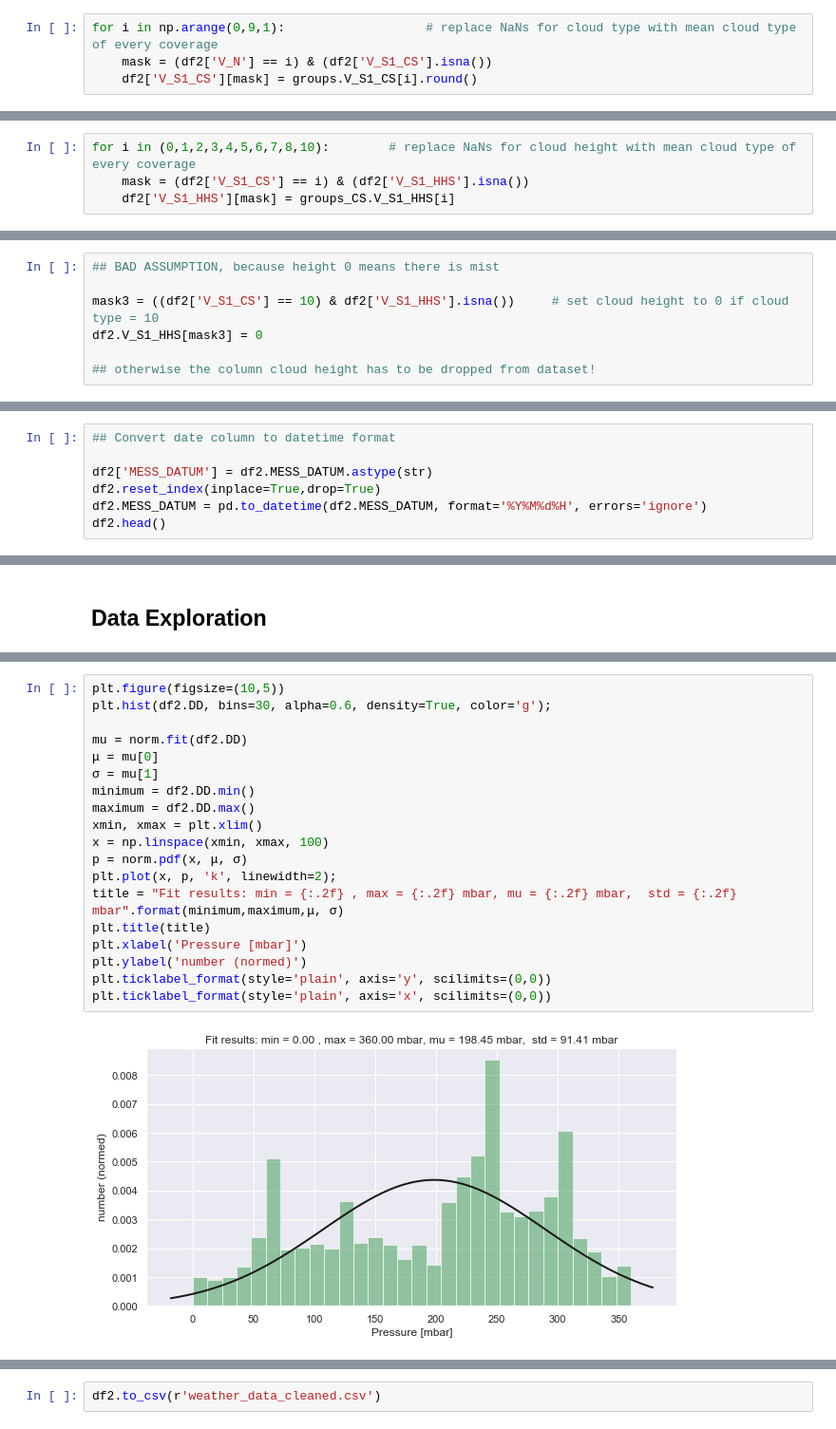
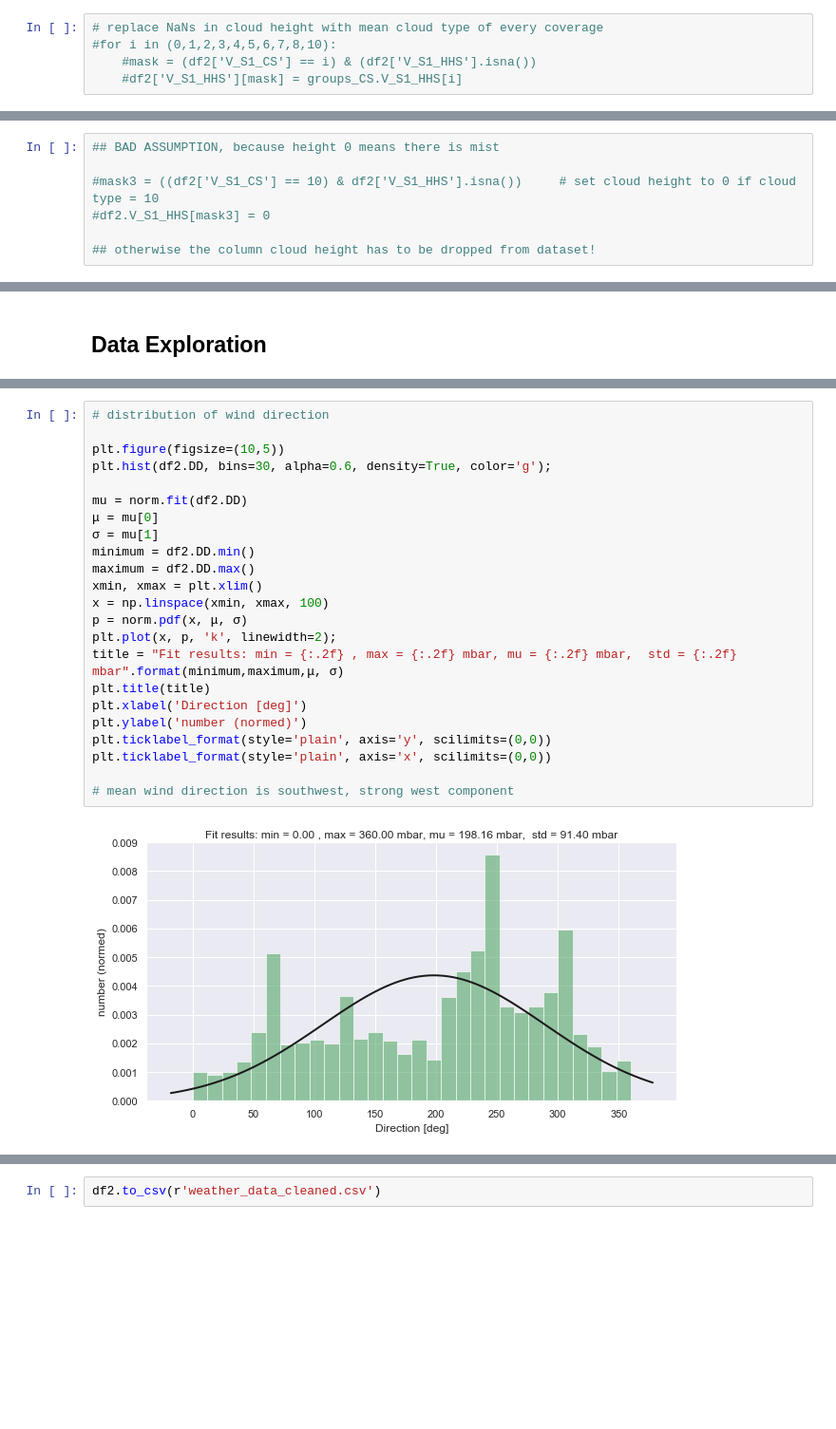
Before and after one commit to DennisAschenbrenner/Capstone_Project, a Jupyter notebook: Weather_prediction_EDA.ipynb, the cells around one changed output, grey strips where cells are left out. Shown at 95% size. Cells and saved outputs as stored; diff of their text form; blank space fills up the shorter version.

```diff
--- a/Weather_prediction_EDA.ipynb
+++ b/Weather_prediction_EDA.ipynb
@@ -342,4 +346,5 @@ df2.V_S1_CS.isna().sum()
 # %%
-for i in np.arange(0,9,1):                   # replace NaNs for cloud type with mean cloud type of every coverage
-    mask = (df2['V_N'] == i) & (df2['V_S1_CS'].isna())
-    df2['V_S1_CS'][mask] = groups.V_S1_CS[i].round()
+# replace NaNs in cloud height with mean cloud type of every coverage
+#for i in (0,1,2,3,4,5,6,7,8,10):
+    #mask = (df2['V_S1_CS'] == i) & (df2['V_S1_HHS'].isna())
+    #df2['V_S1_HHS'][mask] = groups_CS.V_S1_HHS[i]
@@ -372,4 +350,0 @@ groups_CS
-# %%
-for i in (0,1,2,3,4,5,6,7,8,10):        # replace NaNs for cloud height with mean cloud type of every coverage
-    mask = (df2['V_S1_CS'] == i) & (df2['V_S1_HHS'].isna())
-    df2['V_S1_HHS'][mask] = groups_CS.V_S1_HHS[i]
@@ -381,7 +351,7 @@ See the caveats in the documentation: http://pandas.pydata.org/pandas-docs/stabl
 # %%
 ## BAD ASSUMPTION, because height 0 means there is mist
 
-mask3 = ((df2['V_S1_CS'] == 10) & df2['V_S1_HHS'].isna())     # set cloud height to 0 if cloud type = 10
-df2.V_S1_HHS[mask3] = 0
+#mask3 = ((df2['V_S1_CS'] == 10) & df2['V_S1_HHS'].isna())     # set cloud height to 0 if cloud type = 10
+#df2.V_S1_HHS[mask3] = 0
 
 ## otherwise the column cloud height has to be dropped from dataset!
@@ -433,7 +397,0 @@ memory usage: 23.6 MB
-# %%
-## Convert date column to datetime format
-
-df2['MESS_DATUM'] = df2.MESS_DATUM.astype(str)
-df2.reset_index(inplace=True,drop=True)
-df2.MESS_DATUM = pd.to_datetime(df2.MESS_DATUM, format='%Y%M%d%H', errors='ignore')
-df2.head()
@@ -581,22 +566,26 @@ plt.ticklabel_format(style='plain', axis='x', scilimits=(0,0))
 # %%
+# distribution of wind direction
+
 plt.figure(figsize=(10,5))
 plt.hist(df2.DD, bins=30, alpha=0.6, density=True, color='g');
 
 mu = norm.fit(df2.DD)
 μ = mu[0]
 σ = mu[1]
 minimum = df2.DD.min()
 maximum = df2.DD.max()
 xmin, xmax = plt.xlim()
 x = np.linspace(xmin, xmax, 100)
 p = norm.pdf(x, μ, σ)
 plt.plot(x, p, 'k', linewidth=2);
 title = "Fit results: min = {:.2f} , max = {:.2f} mbar, mu = {:.2f} mbar,  std = {:.2f} mbar".format(minimum,maximum,μ, σ)
 plt.title(title)
-plt.xlabel('Pressure [mbar]')
+plt.xlabel('Direction [deg]')
 plt.ylabel('number (normed)')
 plt.ticklabel_format(style='plain', axis='y', scilimits=(0,0))
 plt.ticklabel_format(style='plain', axis='x', scilimits=(0,0))
+
+# mean wind direction is southwest, strong west component
 # %% [output]
-[figure, old version]
+[figure, new version]
 # %%
```
Also changed, not shown: parts of 57 cells of this notebook, 6 other files.
